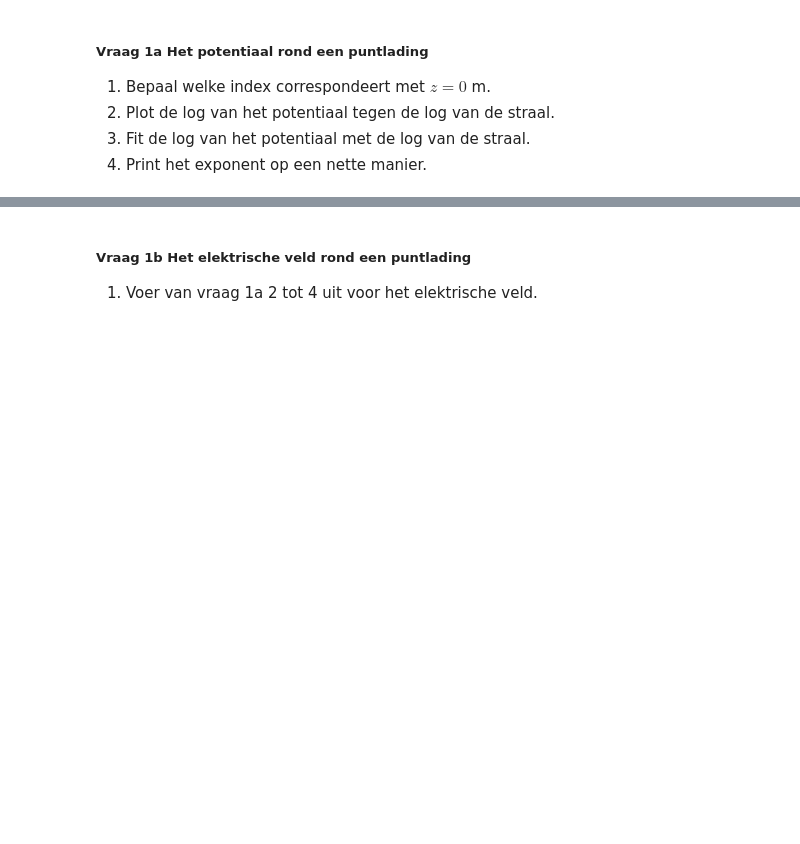
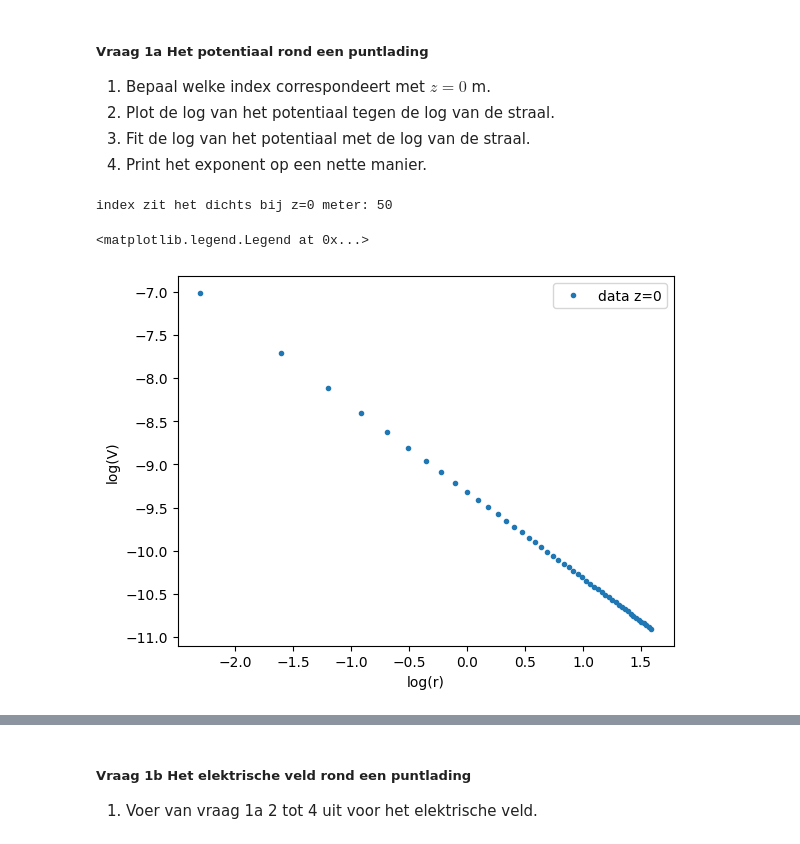
Before and after one commit to BrunoSchouten/Bruno-DEF, a Jupyter notebook: DigitaleOntwerpopdrachten/1CondensatorOpdracht/CondensatorOntwerpopdracht.ipynb, the cells around one changed output, grey strips where cells are left out. Saved outputs shown, nothing was run; the diff lists cells and outputs as text; code cells hidden in the pictures; blank space fills up the shorter version.

```diff
--- a/DigitaleOntwerpopdrachten/1CondensatorOpdracht/CondensatorOntwerpopdracht.ipynb
+++ b/DigitaleOntwerpopdrachten/1CondensatorOpdracht/CondensatorOntwerpopdracht.ipynb
@@ -87,6 +87,23 @@ plot_results_pt_charge_at_origin(Ez, Er, normE, V, r, z, grid_step)
 3. Fit de log van het potentiaal met de log van de straal.
 4. Print het exponent op een nette manier.
 # %%
-###
-###Hier jouw code###
-###
+#1
+z0_idx = np.argmin(np.abs(z))
+print('index zit het dichts bij z=0 meter:', z0_idx)
+# %% [output]
+index zit het dichts bij z=0 meter: 50
+# %%
+#2
+V_z0 = V[z0_idx,:] # alle waardes waar z=0
+
+#vanaf 1, anders error met delen door 0
+log_r = np.log(r[1:])
+log_V = np.log(V_z0[1:])
+
+plt.plot(log_r, log_V, '.',label='data z=0')
+plt.xlabel('log(r)')
+plt.ylabel('log(V)')
+plt.legend()
+# %% [output]
+<matplotlib.legend.Legend at 0x...>
+[figure, added]
```
Also changed, not shown: parts of 5 cells of this notebook.
